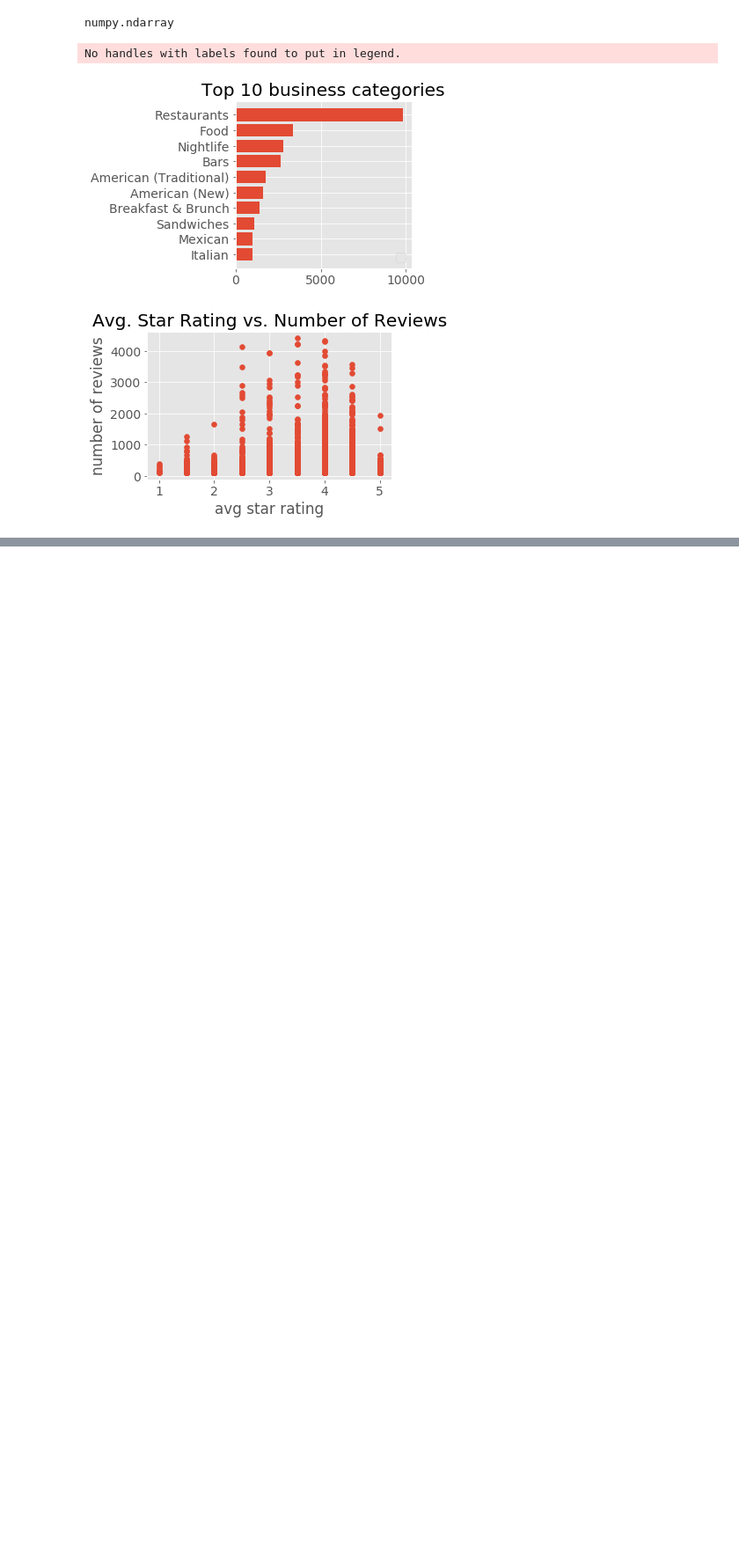
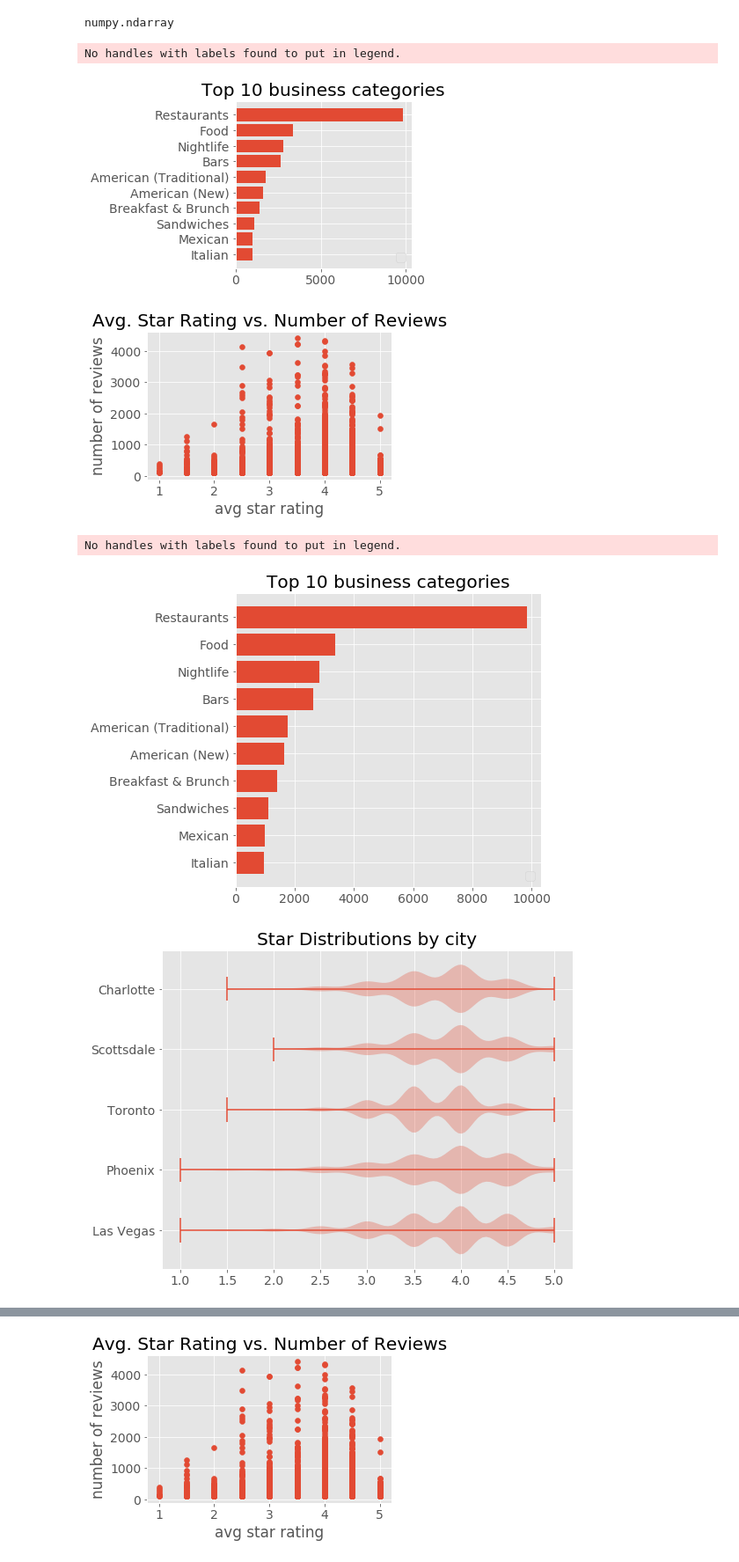
Before and after one commit to Laura-Kimble/Yelp-Reviews, a Jupyter notebook: notebooks/more_eda.ipynb, the cells around one changed output, grey strips where cells are left out. Shown at 88% size. Saved outputs shown, nothing was run; the diff lists cells and outputs as text; code cells hidden in the pictures; blank space fills up the shorter version.

```diff
--- a/notebooks/more_eda.ipynb
+++ b/notebooks/more_eda.ipynb
@@ -238,3 +236,9 @@ No handles with labels found to put in legend.
     fig.savefig(f'../images/{title}.png')
 # %% [output]
 [figure]
+# %%
+run yelp_plots.py
+# %% [output]
+No handles with labels found to put in legend.
+[figure, added]
+[figure, added]
@@ -240,0 +246 @@ No handles with labels found to put in legend.
+[figure, added]
```
Also changed, not shown: parts of 3 cells of this notebook, 13 other files.
